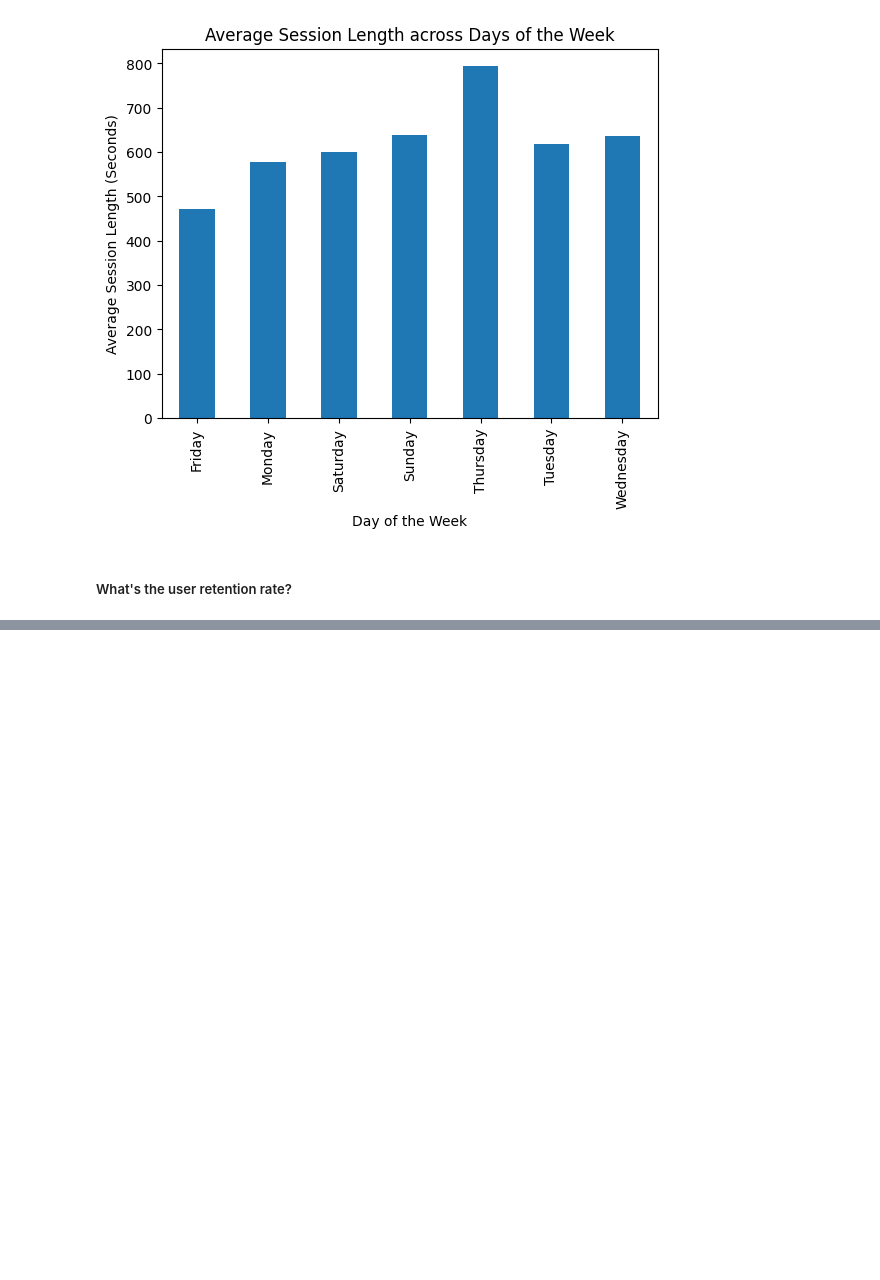
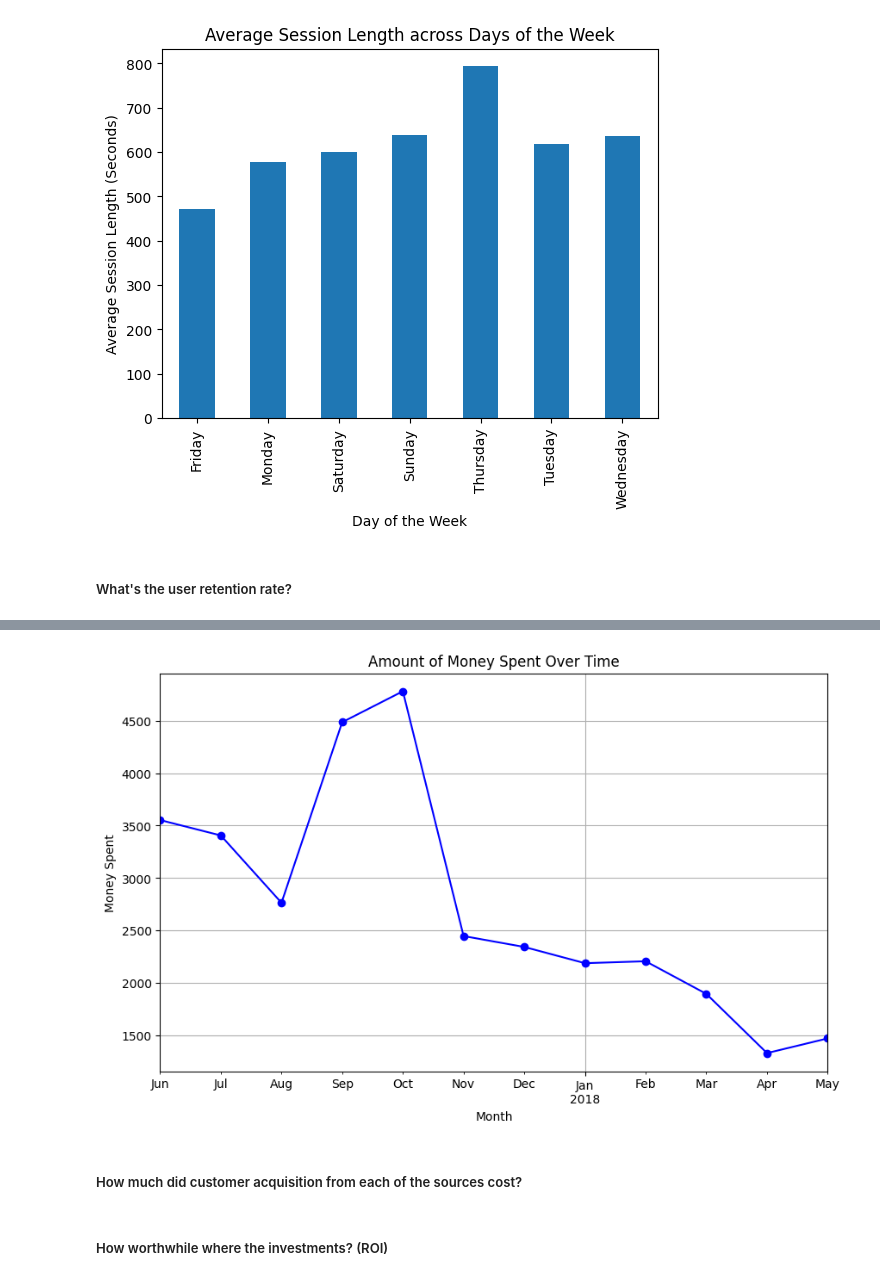
Before and after one commit to AcePine/yandex-marketing-expenses, a Jupyter notebook: yandex-data.ipynb, the cells around one changed output, grey strips where cells are left out. Cells and saved outputs as stored; diff of their text form; code cells hidden in the pictures; blank space fills up the shorter version.

```diff
--- a/yandex-data.ipynb
+++ b/yandex-data.ipynb
@@ -273,0 +374,20 @@ plt.show()
+# %%
+# now let's plot it!
+
+# Group by month and calculate the sum of costs
+money_spent_over_time = costs.groupby(costs['dt'].dt.to_period('M'))['costs'].sum()
+
+# Plotting the amount of money spent over time
+plt.figure(figsize=(10, 6))
+money_spent_over_time.plot(kind='line', marker='o', linestyle='-', color='b')
+plt.xlabel('Month')
+plt.ylabel('Money Spent')
+plt.title('Amount of Money Spent Over Time')
+plt.grid(True)
+plt.show()
+# %% [output]
+[figure, added]
+# %% [markdown]
+##### How much did customer acquisition from each of the sources cost?
+# %% [markdown]
+##### How worthwhile where the investments? (ROI)
```
Also changed, not shown: parts of 14 cells of this notebook.
